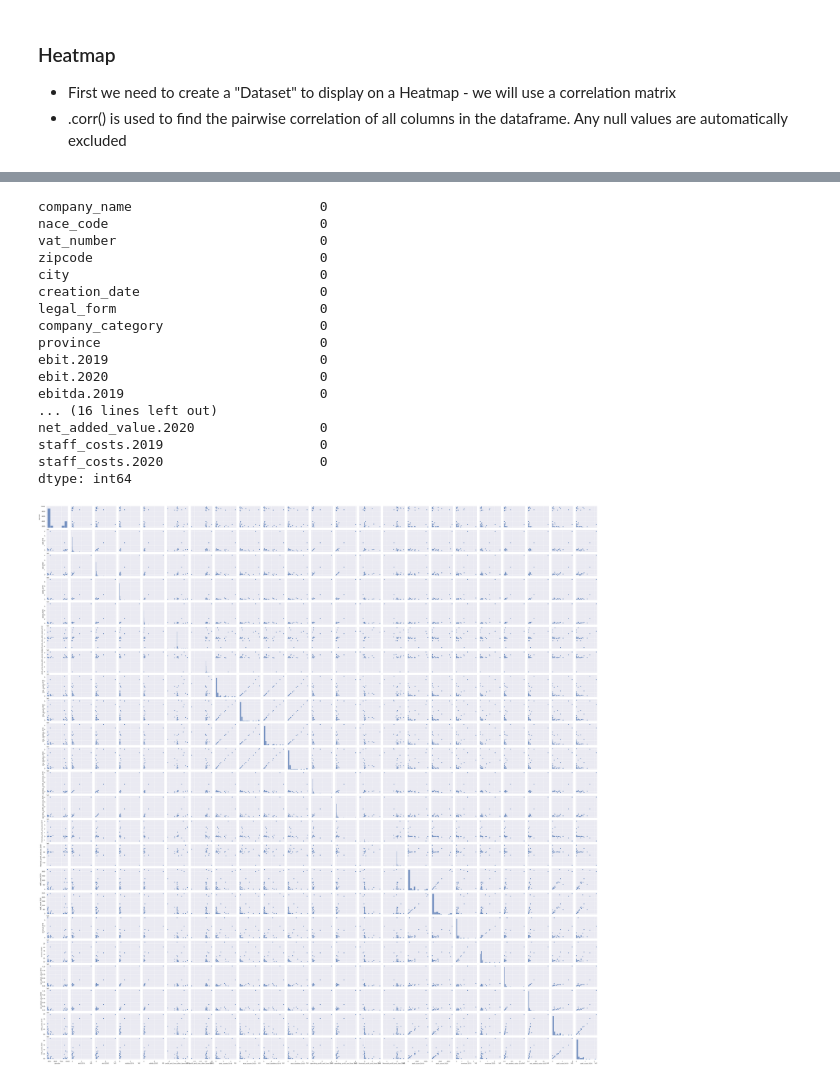
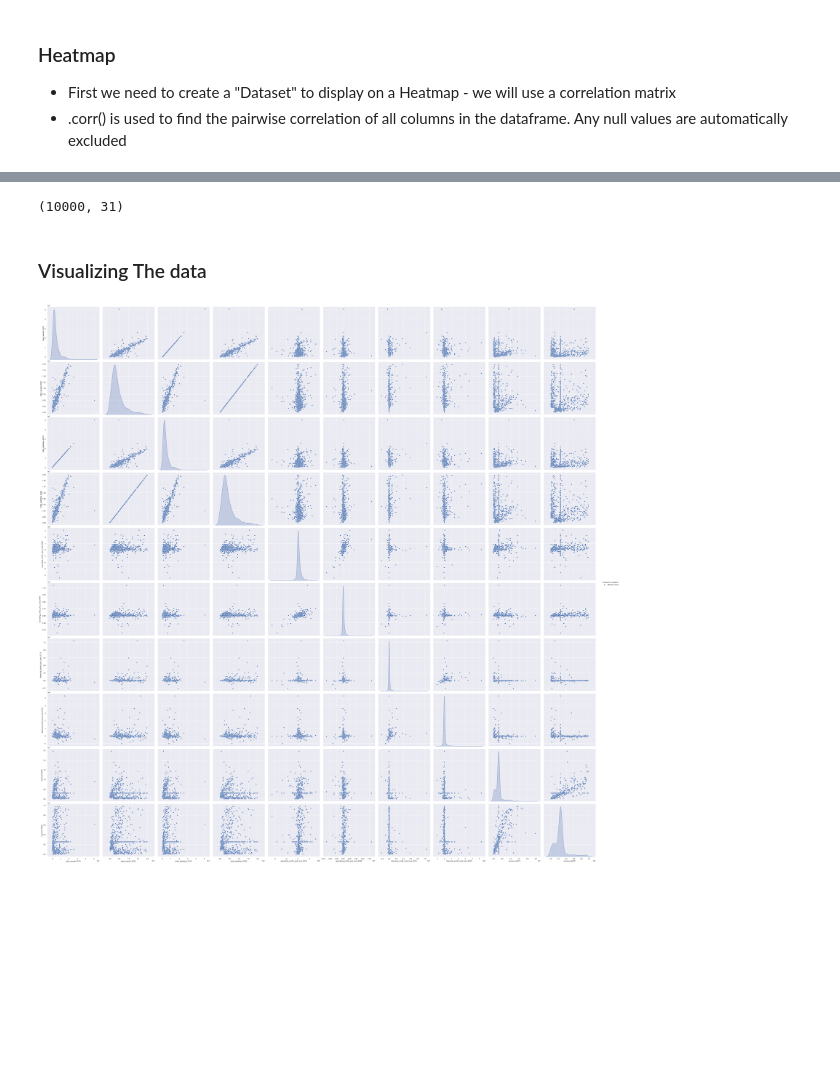
Before and after one commit to PragatiKhadka/revenue_prediction, a Jupyter notebook: Project1.ipynb, the cells around one changed output, grey strips where cells are left out. Drawn from its saved outputs; the diff is of its cells as text; code cells hidden in the pictures; blank space fills up the shorter version.

```diff
--- a/Project1.ipynb
+++ b/Project1.ipynb
@@ -318,13 +222,13 @@ df_two_years = pd.DataFrame()
 rest_f = ['company_name', 'nace_code', 'vat_number', 'zipcode', 'city',
        'creation_date', 'legal_form', 'company_category', 'province',]
 for i in rest_f:
-     df_two_years[i]=df1[i]
+     df_two_years[i]=Total_clean_df[i]
 
 years = ['2019','2020']
 Features = ['ebit', 'ebitda' , 'profit_and_loss_after_taxes' , 'total_assets' , 'total_liabilities' , 'operating_profit_and_loss' , 'financial_profit_and_loss' , 'staff_count', 'revenue' , 'net_added_value' , 'staff_costs']
 for feature in Features:
     for year in years:
-        df_two_years[f'{feature}.{year}'] = df1[f'{feature}.{year}']
+        df_two_years[f'{feature}.{year}'] = Total_clean_df[f'{feature}.{year}']
 
 
 # df_two_years
@@ -365,13 +272,3 @@ df_NLarge = new_two_years.loc[new_two_years['company_category']== "Large",:]
 df_NMedium = new_two_years.loc[new_two_years['company_category']== 'Medium sized',:]
 df_NSmall = new_two_years.loc[new_two_years['company_category']== 'Small',:]
 df_NVery_large= new_two_years.loc[new_two_years['company_category']== 'Very large',:]
-# %%
-# fill the NAN values in each feature based on the mean values of the same category
-years = ['2019','2020']
-Features = ['ebit', 'ebitda' , 'profit_and_loss_after_taxes' , 'total_assets' , 'total_liabilities' , 'operating_profit_and_loss' , 'financial_profit_and_loss' , 'staff_count', 'revenue' , 'net_added_value' , 'staff_costs']
-for feature in Features:
-    for year in years:
-        df_NLarge[f'{feature}.{year}'][df_NLarge[f'{feature}.{year}'].isna()] = df_NLarge[f'{feature}.{year}'].mean()
-        df_NMedium[f'{feature}.{year}'][df_NMedium[f'{feature}.{year}'].isna()] = df_NMedium[f'{feature}.{year}'].mean()
-        df_NSmall[f'{feature}.{year}'][df_NSmall[f'{feature}.{year}'].isna()] = df_NSmall[f'{feature}.{year}'].mean()
-        df_NVery_large[f'{feature}.{year}'][df_NVery_large[f'{feature}.{year}'].isna()] = df_NVery_large[f'{feature}.{year}'].mean()
@@ -396,27 +275,25 @@ See the caveats in the documentation: https://pandas.pydata.org/pandas-docs/stab
-# %%
-# Checking for null values
-df_NVery_large.isna().sum()
-# %% [output]
-company_name                        0
-nace_code                           0
-vat_number                          0
-zipcode                             0
-city                                0
-creation_date                       0
-legal_form                          0
-company_category                    0
-province                            0
-ebit.2019                           0
-ebit.2020                           0
-ebitda.2019                         0
-... (16 lines left out)
-net_added_value.2020                0
-staff_costs.2019                    0
-staff_costs.2020                    0
-dtype: int64
-# %%
-#  Visualize the data using seaborn Pairplots
-
-g = sns.pairplot(df_NVery_large)
-# %% [output]
-[figure, removed]
+# %%
+# concatenate the subsets to get the clean dataframe
+New_clean_df = pd.DataFrame()
+all_df = [df_NLarge,df_NMedium,df_NSmall, df_NVery_large ]
+for d in all_df:
+    New_clean_df = pd.concat([New_clean_df,d])
+New_clean_df.shape
+# %% [output]
+(10000, 31)
+# %% [markdown]
+### Visualizing The data
+# %%
+#  Visualize the data using seaborn Pairplots
+years = ['2019','2020']
+Features = [ 'total_assets' , 'total_liabilities' , 'operating_profit_and_loss' , 'financial_profit_and_loss' , 'revenue']
+f_list = []
+for feature in Features:
+    for year in years:
+        f_list.append(f'{feature}.{year}')
+f_list.append('company_category')
+# %%
+
+g = sns.pairplot(df_NMedium[f_list], hue= 'company_category', height = 5)
+# %% [output]
+[figure, added]
```
Also changed, not shown: parts of 32 cells of this notebook.
